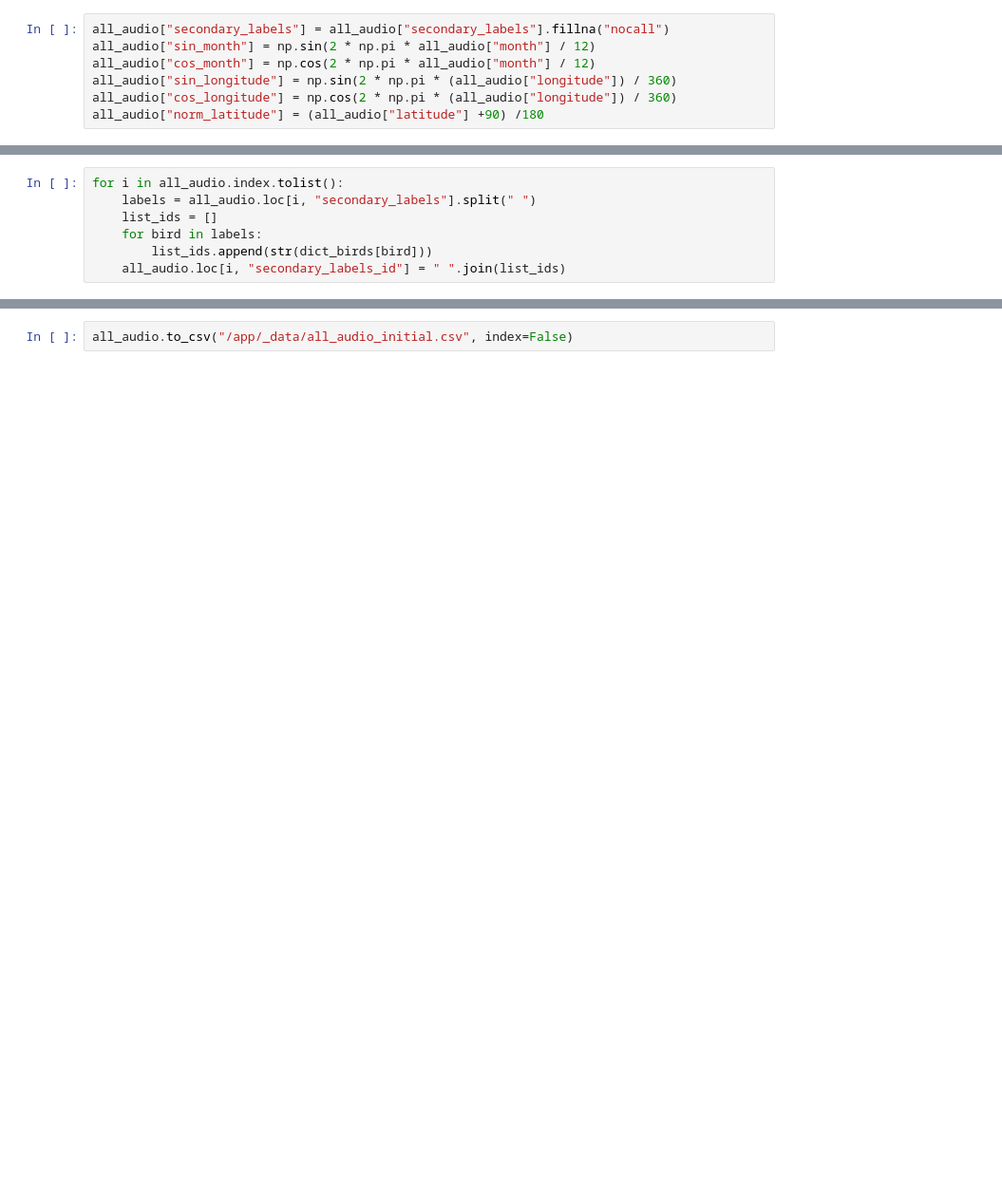
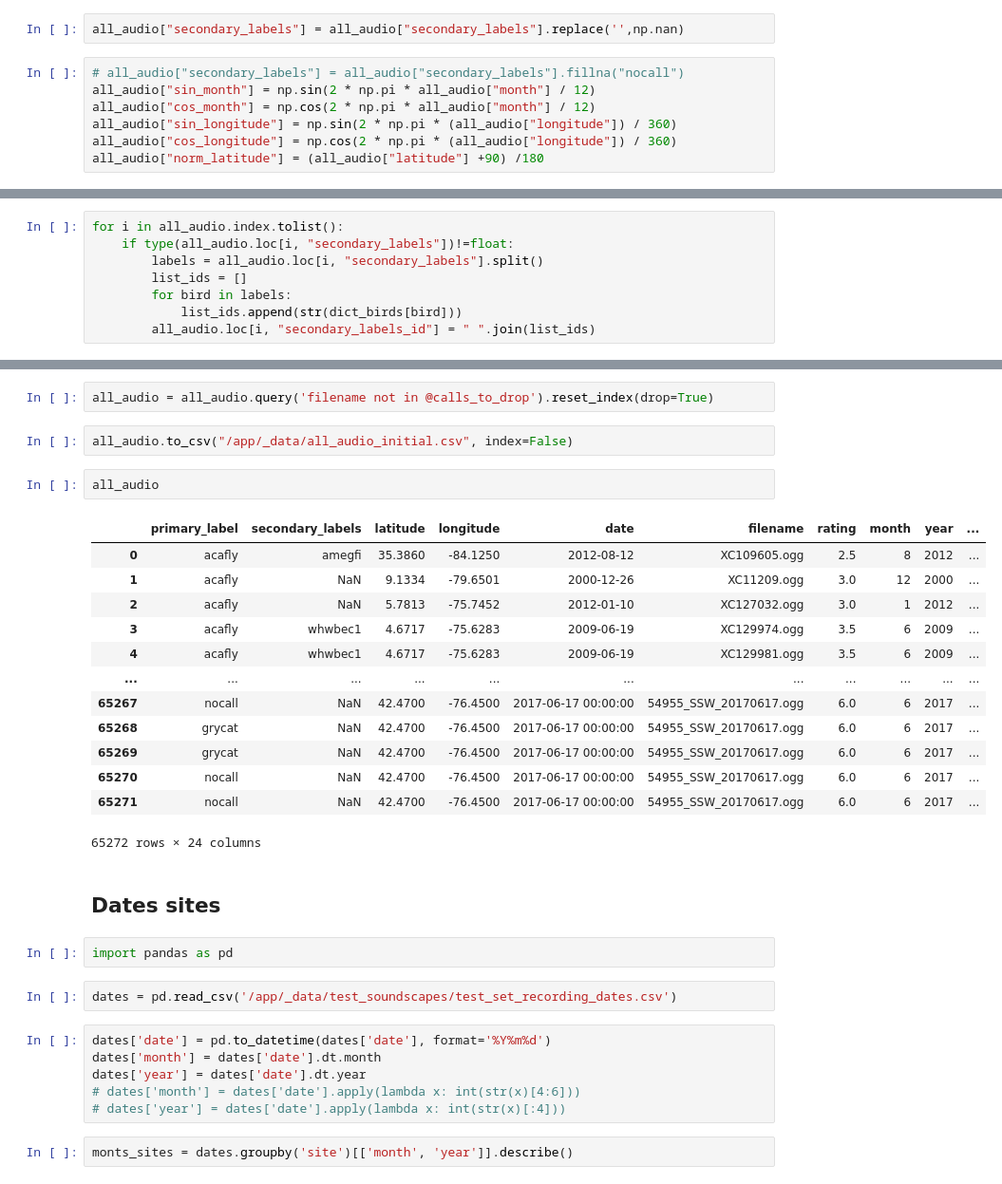
Before and after one commit to ntatanko/Birds_kaggle_2021, a Jupyter notebook: sandbox/DataFramesInit.ipynb, the cells around one changed output, grey strips where cells are left out. Shown at 95% size. Drawn from its saved outputs; the diff is of its cells as text; blank space fills up the shorter version.

Commit message:
sites

```diff
--- a/sandbox/DataFramesInit.ipynb
+++ b/sandbox/DataFramesInit.ipynb
@@ -274,5 +284,7 @@ for i in all_audio.index.tolist():
+# %%
+all_audio["secondary_labels"] = all_audio["secondary_labels"].replace('',np.nan)
 # %%
-all_audio["secondary_labels"] = all_audio["secondary_labels"].fillna("nocall")
+# all_audio["secondary_labels"] = all_audio["secondary_labels"].fillna("nocall")
 all_audio["sin_month"] = np.sin(2 * np.pi * all_audio["month"] / 12)
 all_audio["cos_month"] = np.cos(2 * np.pi * all_audio["month"] / 12)
 all_audio["sin_longitude"] = np.sin(2 * np.pi * (all_audio["longitude"]) / 360)
@@ -291,9 +303,10 @@ all_audio["start_sec"] = 0
 all_audio["end_sec"] = 5
 # %%
 for i in all_audio.index.tolist():
-    labels = all_audio.loc[i, "secondary_labels"].split(" ")
-    list_ids = []
-    for bird in labels:
-        list_ids.append(str(dict_birds[bird]))
-    all_audio.loc[i, "secondary_labels_id"] = " ".join(list_ids)
+    if type(all_audio.loc[i, "secondary_labels"])!=float:
+        labels = all_audio.loc[i, "secondary_labels"].split()
+        list_ids = []
+        for bird in labels:
+            list_ids.append(str(dict_birds[bird]))
+        all_audio.loc[i, "secondary_labels_id"] = " ".join(list_ids)
 # %%
@@ -314,5 +324,37 @@ all_audio[["start_sec", "end_sec", "rating"]] = all_audio[["start_sec", "end_sec
     "float16"
 )
 all_audio[["year", "label_id"]] = all_audio[["year", "label_id"]].astype("int16")
+# %%
+all_audio = all_audio.query('filename not in @calls_to_drop').reset_index(drop=True)
 # %%
 all_audio.to_csv("/app/_data/all_audio_initial.csv", index=False)
+# %%
+all_audio
+# %% [output]
+|  | primary_label | secondary_labels | latitude | longitude | date | filename | rating | month | year | ... |
+| 0 | acafly | amegfi | 35.3860 | -84.1250 | 2012-08-12 | XC109605.ogg | 2.5 | 8 | 2012 | ... |
+| 1 | acafly | NaN | 9.1334 | -79.6501 | 2000-12-26 | XC11209.ogg | 3.0 | 12 | 2000 | ... |
+| 2 | acafly | NaN | 5.7813 | -75.7452 | 2012-01-10 | XC127032.ogg | 3.0 | 1 | 2012 | ... |
+| 3 | acafly | whwbec1 | 4.6717 | -75.6283 | 2009-06-19 | XC129974.ogg | 3.5 | 6 | 2009 | ... |
+| 4 | acafly | whwbec1 | 4.6717 | -75.6283 | 2009-06-19 | XC129981.ogg | 3.5 | 6 | 2009 | ... |
+| ... | ... | ... | ... | ... | ... | ... | ... | ... | ... | ... |
+| 65267 | nocall | NaN | 42.4700 | -76.4500 | 2017-06-17 00:00:00 | 54955_SSW_20170617.ogg | 6.0 | 6 | 2017 | ... |
+| 65268 | grycat | NaN | 42.4700 | -76.4500 | 2017-06-17 00:00:00 | 54955_SSW_20170617.ogg | 6.0 | 6 | 2017 | ... |
+| 65269 | grycat | NaN | 42.4700 | -76.4500 | 2017-06-17 00:00:00 | 54955_SSW_20170617.ogg | 6.0 | 6 | 2017 | ... |
+| 65270 | nocall | NaN | 42.4700 | -76.4500 | 2017-06-17 00:00:00 | 54955_SSW_20170617.ogg | 6.0 | 6 | 2017 | ... |
+| 65271 | nocall | NaN | 42.4700 | -76.4500 | 2017-06-17 00:00:00 | 54955_SSW_20170617.ogg | 6.0 | 6 | 2017 | ... |
+65272 rows × 24 columns
+# %% [markdown]
+## Dates sites
+# %%
+import pandas as pd
+# %%
+dates = pd.read_csv('/app/_data/test_soundscapes/test_set_recording_dates.csv')
+# %%
+dates['date'] = pd.to_datetime(dates['date'], format='%Y%m%d')
+dates['month'] = dates['date'].dt.month
+dates['year'] = dates['date'].dt.year
+# dates['month'] = dates['date'].apply(lambda x: int(str(x)[4:6]))
+# dates['year'] = dates['date'].apply(lambda x: int(str(x)[:4]))
+# %%
+monts_sites = dates.groupby('site')[['month', 'year']].describe()
```
Also changed, not shown: parts of 36 cells of this notebook, 40 other files.
